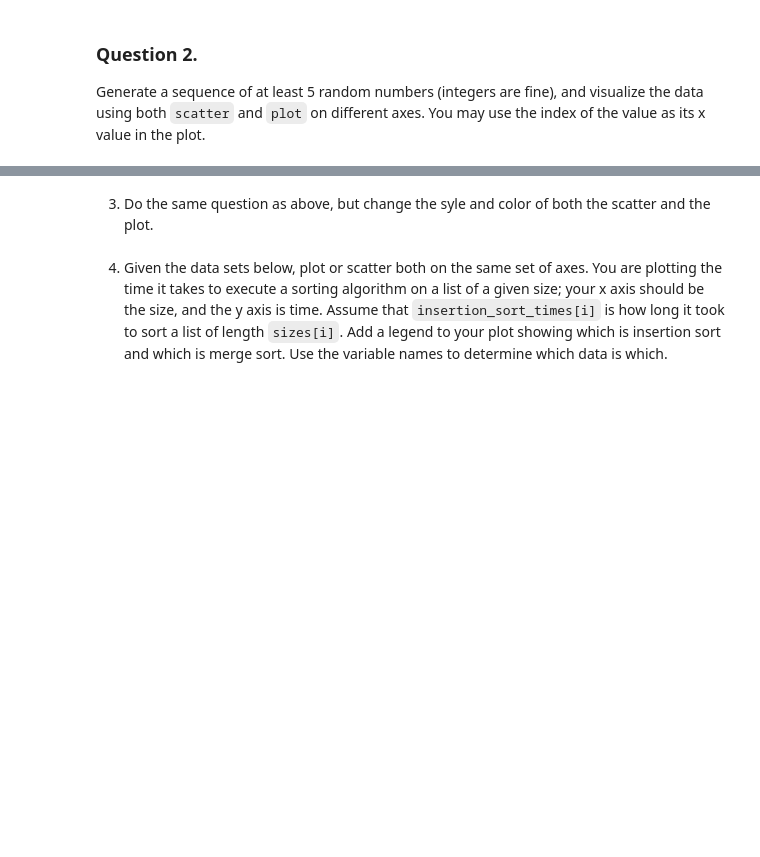
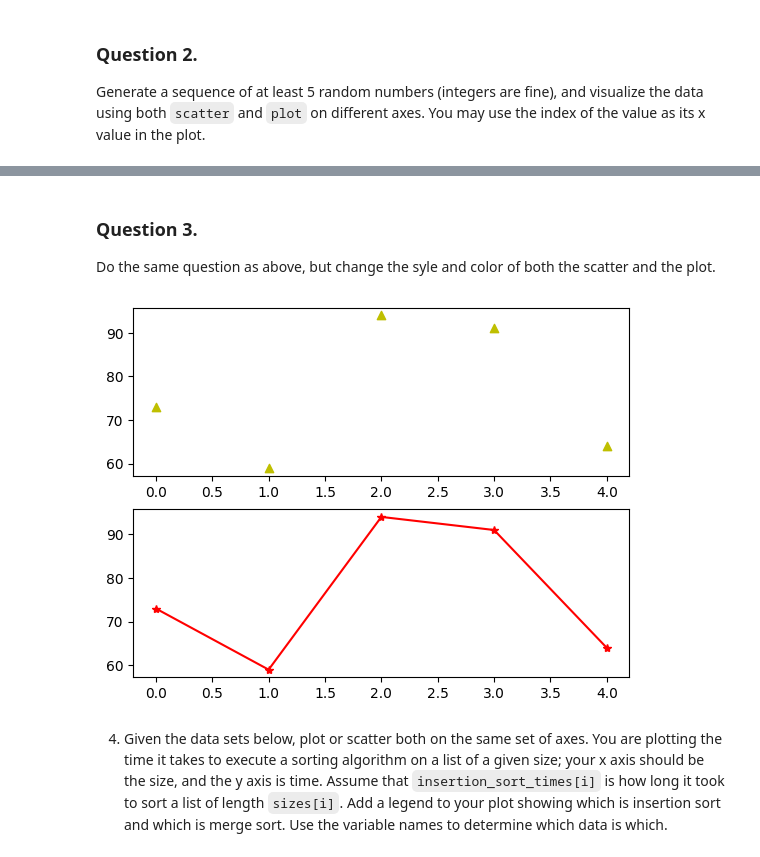
Before and after one commit to bethharvey/wmnlp-pyplot, a Jupyter notebook: pyplot.ipynb, the cells around one changed output, grey strips where cells are left out. Saved outputs shown, nothing was run; the diff lists cells and outputs as text; code cells hidden in the pictures; blank space fills up the shorter version.

Commit message:
Complete Question 3

```diff
--- a/pyplot.ipynb
+++ b/pyplot.ipynb
@@ -71,5 +71,19 @@ plt.plot(range(0, len(sequence)), sequence, 'b--')
 # %% [markdown]
-3. Do the same question as above, but change the syle and color of both the scatter and the plot.
+### Question 3.
+Do the same question as above, but change the syle and color of both the scatter and the plot.
+# %%
+length = 5
+sequence = [randint(0, 100) for x in range(length)]
+
+plt.figure()
+plt.subplot(211)
+plt.scatter(range(0,len(sequence)), sequence, c = 'y', marker = '^')
+
+plt.subplot(212)
+plt.plot(range(0, len(sequence)), sequence, c = 'r', marker = '*')
+plt.show()
+# %% [output]
+[figure, added]
 # %% [markdown]
 4. Given the data sets below, plot or scatter both on the same set of axes.  You are plotting the time it takes to execute a sorting algorithm on a list of a given size; your x axis should be the size, and the y axis is time.  Assume that `insertion_sort_times[i]` is how long it took to sort a list of length `sizes[i]`.  Add a legend to your plot showing which is insertion sort and which is merge sort.  Use the variable names to determine which data is which.
 # %%
```
Also changed, not shown: parts of 1 cell of this notebook.
